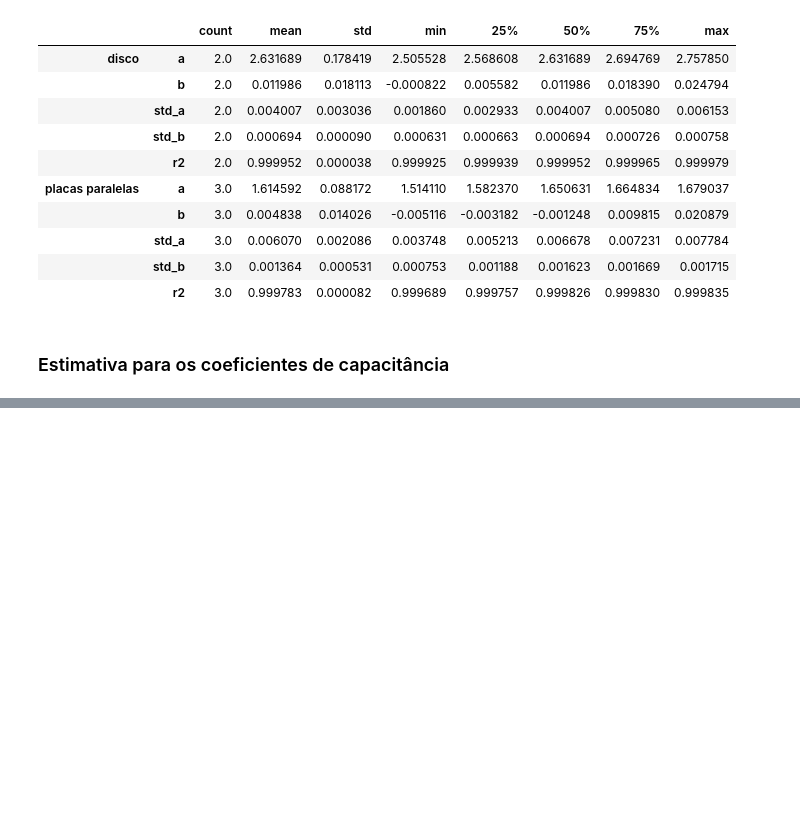
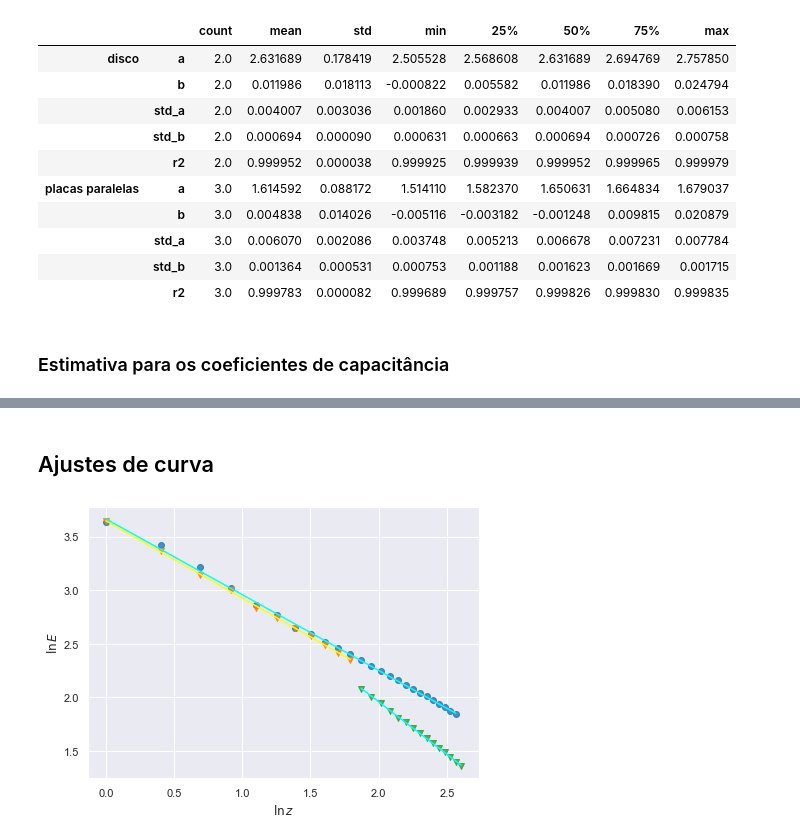
Before and after one commit to JairoSSantos/experimentos, a Jupyter notebook: campo elétrico/análise.ipynb, the cells around one changed output, grey strips where cells are left out. Drawn from its saved outputs; the diff is of its cells as text; code cells hidden in the pictures; blank space fills up the shorter version.

```diff
--- a/campo elétrico/análise.ipynb
+++ b/campo elétrico/análise.ipynb
@@ -183,0 +216,35 @@ $\displaystyle placas\,paralelas: 1.615 \pm 0.088$
+# %% [markdown]
+## Ajustes de curva
+# %%
+plt.figure(figsize=(7, 5))
+
+color = iter(zip(mcolors.TABLEAU_COLORS.keys(),
+                 ('cyan', 'yellow', 'cyan')))
+
+resultados_params = ('a', 'b', 'std_a', 'std_b', 'r2')
+resultados_dict = {
+    'disco':[],
+    'esfera':[]
+}
+
+for (tipo, group) in z_dados:
+    for i, j in zip(split_slices[tipo][:-1], split_slices[tipo][1:]):
+        if j - i > 1:
+            x, y = np.log(group[['z', 'E']].values[i:j].T)
+            sc, pc = next(color)
+            plt.scatter(x, y, c=sc, marker='o' if tipo == 'disco' else 'v', alpha=0.8)
+
+            (a, b), pcov = curve_fit(linear, x, y)
+            std_a, std_b = np.sqrt(np.diag(pcov))
+            resultados_dict[tipo].append((a, b, std_a, std_b, r2_score(y, linear(x, a, b))))
+
+            X = np.linspace(x.min(), x.max(), 15)
+            plt.plot(X, linear(X, a, b), c=pc)
+
+plt.xlabel(r'$\ln z$')
+plt.ylabel(r'$\ln E$')
+#plt.legend()
+
+plt.show()
+# %% [output]
+[figure, added]
```
Also changed, not shown: parts of 15 cells of this notebook.
